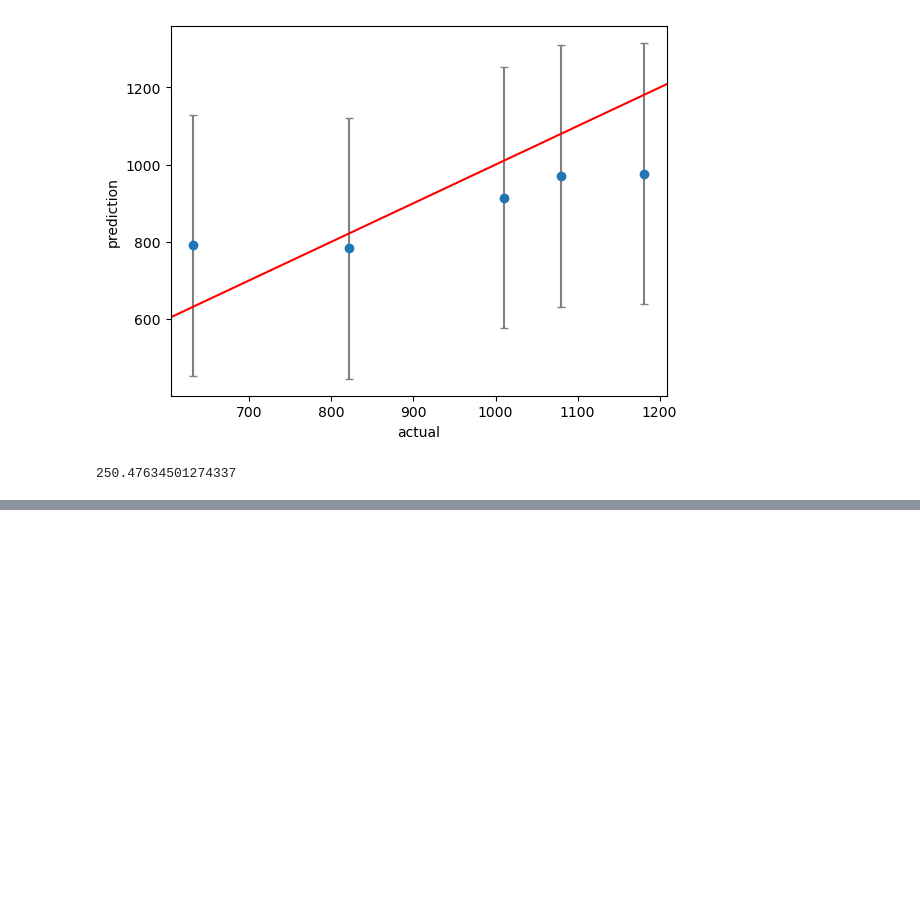
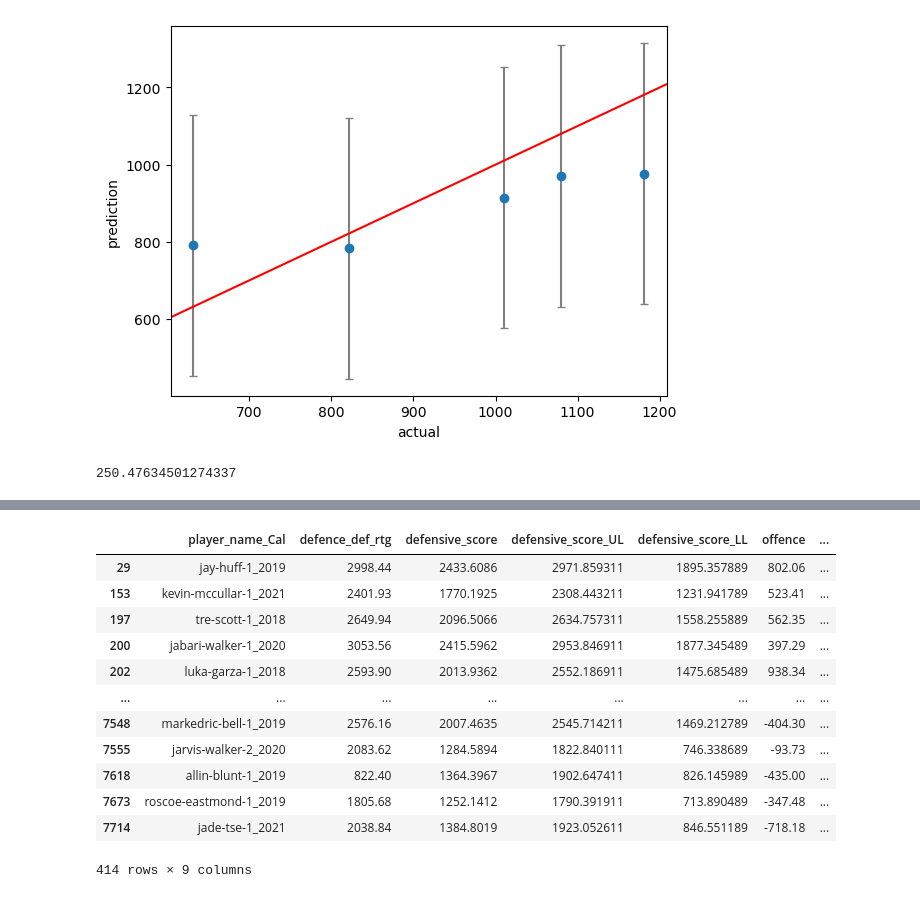
Before and after one commit to zainhoda1/Capstone-project, a Jupyter notebook: Analysis files/Zain/backup/testing prediction interval.ipynb, the cells around one changed output, grey strips where cells are left out. Drawn from its saved outputs; the diff is of its cells as text; code cells hidden in the pictures; blank space fills up the shorter version.

```diff
--- a/Analysis files/Zain/backup/testing prediction interval.ipynb
+++ b/Analysis files/Zain/backup/testing prediction interval.ipynb
@@ -213,0 +232,16 @@ data[['player_name_Cal','defence_def_rtg', 'defensive_score', 'defensive_score_U
+# %%
+df2[(df2['defence_def_rtg'] <  df2['defensive_score_LL']) | (df2['defence_def_rtg'] >  df2['defensive_score_UL'])]
+# %% [output]
+|  | player_name_Cal | defence_def_rtg | defensive_score | defensive_score_UL | defensive_score_LL | offence | ... |
+| 29 | jay-huff-1_2019 | 2998.44 | 2433.6086 | 2971.859311 | 1895.357889 | 802.06 | ... |
+| 153 | kevin-mccullar-1_2021 | 2401.93 | 1770.1925 | 2308.443211 | 1231.941789 | 523.41 | ... |
+| 197 | tre-scott-1_2018 | 2649.94 | 2096.5066 | 2634.757311 | 1558.255889 | 562.35 | ... |
+| 200 | jabari-walker-1_2020 | 3053.56 | 2415.5962 | 2953.846911 | 1877.345489 | 397.29 | ... |
+| 202 | luka-garza-1_2018 | 2593.90 | 2013.9362 | 2552.186911 | 1475.685489 | 938.34 | ... |
+| ... | ... | ... | ... | ... | ... | ... | ... |
+| 7548 | markedric-bell-1_2019 | 2576.16 | 2007.4635 | 2545.714211 | 1469.212789 | -404.30 | ... |
+| 7555 | jarvis-walker-2_2020 | 2083.62 | 1284.5894 | 1822.840111 | 746.338689 | -93.73 | ... |
+| 7618 | allin-blunt-1_2019 | 822.40 | 1364.3967 | 1902.647411 | 826.145989 | -435.00 | ... |
+| 7673 | roscoe-eastmond-1_2019 | 1805.68 | 1252.1412 | 1790.391911 | 713.890489 | -347.48 | ... |
+| 7714 | jade-tse-1_2021 | 2038.84 | 1384.8019 | 1923.052611 | 846.551189 | -718.18 | ... |
+414 rows × 9 columns
```
Also changed, not shown: parts of 4 cells of this notebook, 9 other files.
